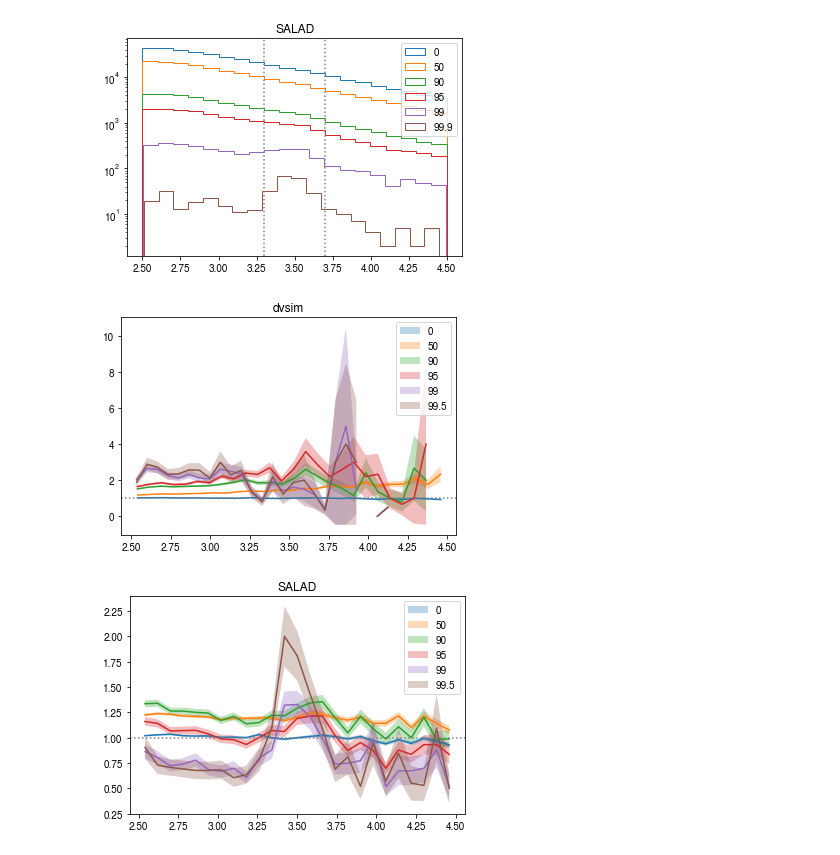
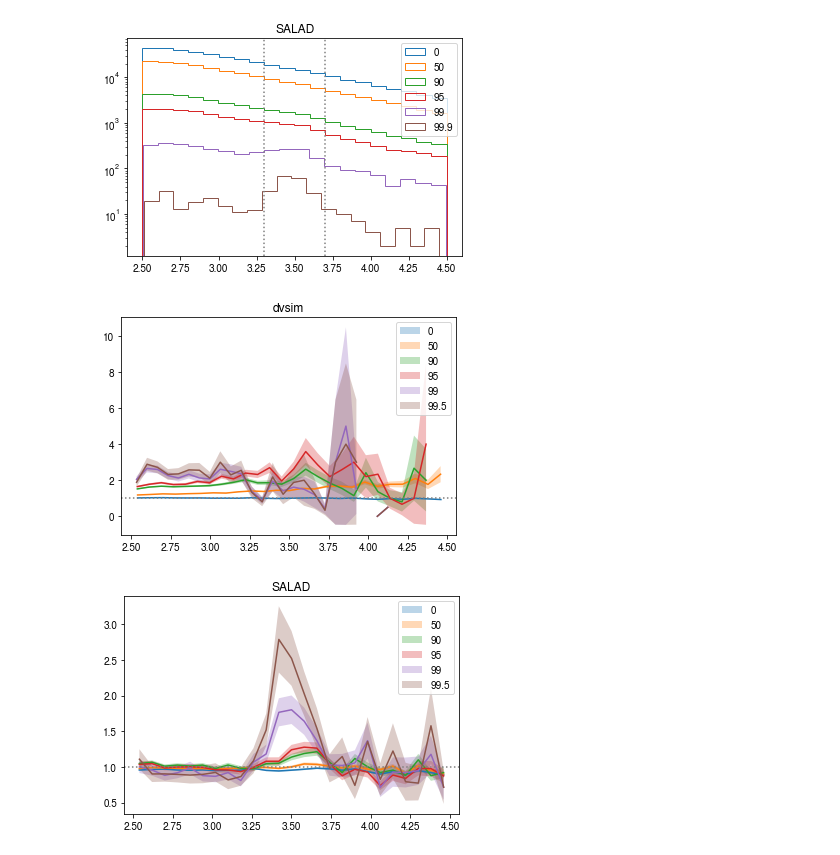
Before and after one commit to luclepot/anomaly_detection_models, a Jupyter notebook: test.ipynb, the cells around one changed output. Cells and saved outputs as stored; diff of their text form; code cells hidden in the pictures.

```diff
--- a/test.ipynb
+++ b/test.ipynb
@@ -70,5 +66,0 @@ base_model_arch = base_model.to_json()
-# %%
-%run models.py
-
-dvsim = data_vs_sim(model=base_model_arch, verbose=1)
-dvsim.fit(x_train[sr], y_train[sr], w=0.001*np.ones_like(y_train[sr]))
@@ -93,0 +67,15 @@ Epoch 10/10
+# %%
+%run models.py
+
+global_params = {
+
+}
+
+models = {
+    'dvsim': data_vs_sim(model=base_model_arch, verbose=1, epochs=1),
+    'salad': SALAD(model=base_model_arch, sb_model=dctr_model_arch, verbose=1, epochs=3, sb_epochs=3),
+    'cwola': cwola(model=base_model_arch, verbose=1, epochs=3)
+}
+
+for name,m in models.items():
+    m.fit(x[:,1:][y_sr | y_sb], y_sim=y_sim[y_sr | y_sb], y_sr=y_sr[y_sr | y_sb], m=x[:,0][y_sr | y_sb])
@@ -93,0 +100,5 @@ Epoch 10/10
+# %%
+%run models.py
+s = cwola(model=m.model)
+
+s.get_params(copy_models=True)
@@ -93,0 +116,10 @@ Epoch 10/10
+# %%
+from sklearn.metrics import roc_curve
+
+for name,m in models.items():
+    yhat = m.predict(x_test[y_sr_test,1:])
+    fpr,tpr,thresh = roc_curve(y_signal_test[y_sr_test], yhat)
+    plt.plot(tpr, tpr/np.sqrt(fpr), label=name)
+plt.plot(tpr, tpr/np.sqrt(tpr), ls=':', color='tab:grey')
+plt.legend()
+plt.show()
@@ -172,31 +206,35 @@ for model_name,m in {'dvsim': dvsim, 'SALAD': s}.items():
 # %%
 pvals = [0, 50, 90, 95, 99, 99.5]
 
 for model_name,m in {'dvsim': dvsim, 'SALAD': s}.items():
     yhat_all = m.predict(x_test[window])
+    if hasattr(m, 'predict_weight'):
+        w = m.predict_weight(x_test[window])
+    else:
+        w = np.ones_like(y_test[window])
+
     for p in pvals:
         pct = np.percentile(yhat_all[dtag], p)
         tag = yhat_all[dtag] >= pct
         tag_s = yhat_all[stag] >= pct
 
-
         dcnts,bns = np.histogram(x_test[window,0][dtag][tag], bins=25,)
-        scnts,bns = np.histogram(x_test[window,0][stag][tag_s], bins=25,)
+        scnts,bns = np.histogram(x_test[window,0][stag][tag_s], weights=w[stag][tag_s], bins=25,)
         xpt = bns[:-1] + np.diff(bns)*.5
 
         val = (dcnts/scnts)
         err = val*np.sqrt(1/dcnts + 1/scnts)
 
         plt.plot(xpt, val)
         plt.fill_between(xpt, val - err, val + err, alpha=.3, label=p)
 
     plt.legend()
     plt.axhline(1, color='tab:grey', ls=':')
     plt.title(model_name)
     plt.show()
 # %% [output]
 [figure]
-[figure, old version]
+[figure, new version]
 # %%
 w_sb = s.predict_weight(x_tr[sb])
 plot_set(x_tr[sb], y_tr[sb], w_sb)
```
Also changed, not shown: parts of 12 cells of this notebook, 1 other file.
